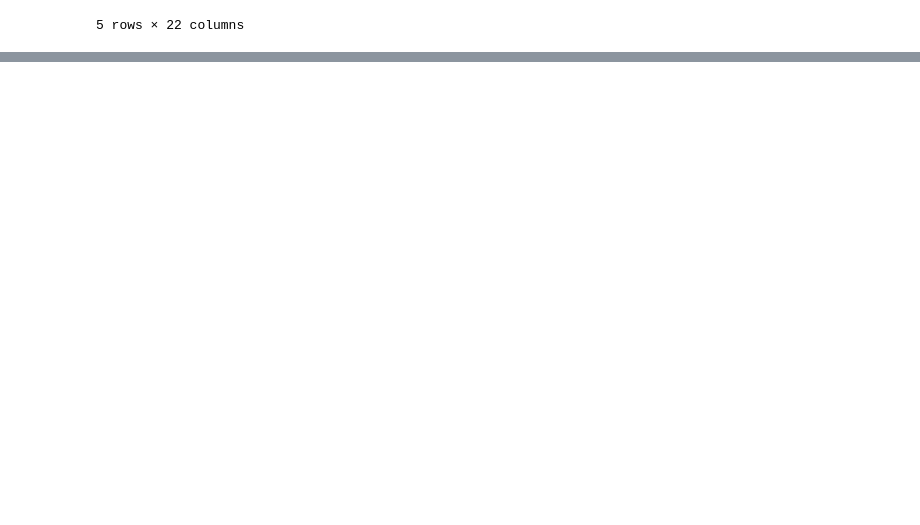
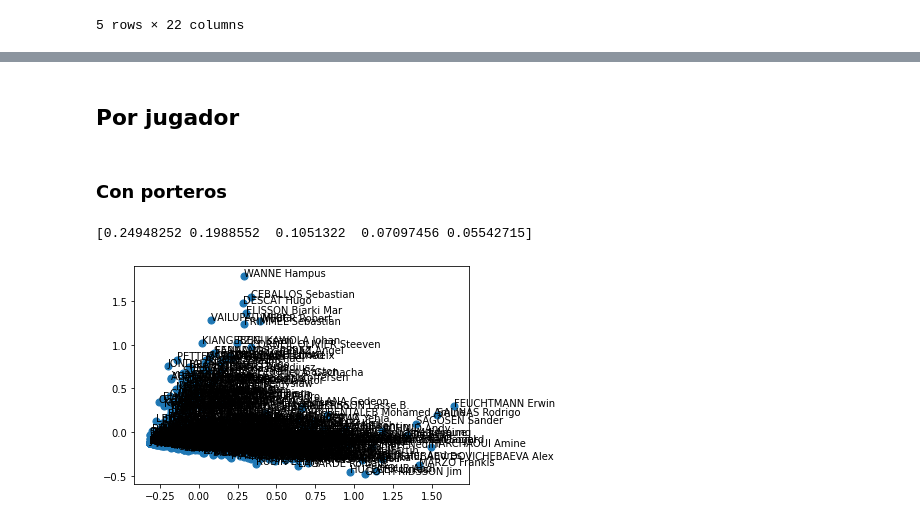
Before and after one commit to SergioMartinezCid/MUII-DSI-2022-23, a Jupyter notebook: Clustering/DSI_Trabajo_Clústering.ipynb, the cells around one changed output, grey strips where cells are left out. Saved outputs shown, nothing was run; the diff lists cells and outputs as text; code cells hidden in the pictures; blank space fills up the shorter version.

```diff
--- a/Clustering/DSI_Trabajo_Clústering.ipynb
+++ b/Clustering/DSI_Trabajo_Clústering.ipynb
@@ -138,0 +139,7 @@ player_goalkeepers_df.head()
+# %%
+# Establecer la columna Name como index porque es una columna identificativa
+player_goalkeepers_df = player_df.groupby(['Name'], as_index=True).sum()
+# Normalizamos los datos
+player_goalkeepers_df[['7mGoals', '7mMissed', '6mGoals', '6mMissed', 'WingGoals', 'WingMissed', 'BTGoals', 'BTMissed', 'FBGoals', 'FBMissed', 'EGGoals', 'EGMissed', '9mGoals', '9mMissed', 'TF', '2Min', 'AS', 'ST', 'BS', 'Time']] = min_max_scaler.fit_transform(player_goalkeepers_df[['7mGoals', '7mMissed', '6mGoals', '6mMissed', 'WingGoals', 'WingMissed', 'BTGoals', 'BTMissed', 'FBGoals', 'FBMissed', 'EGGoals', 'EGMissed', '9mGoals', '9mMissed', 'TF', '2Min', 'AS', 'ST', 'BS', 'Time']])
+
+player_goalkeepers_df.shape
@@ -157,0 +201,16 @@ player_no_goalkeepers_df.head()
+# %% [markdown]
+## Por jugador
+# %% [markdown]
+### Con porteros
+# %%
+player_goalkeepers_df_pca = estimator.fit_transform(player_goalkeepers_df[['7mGoals', '7mMissed', '6mGoals', '6mMissed', 'WingGoals', 'WingMissed', 'BTGoals', 'BTMissed', 'FBGoals', 'FBMissed', 'EGGoals', 'EGMissed', '9mGoals', '9mMissed', 'TF', '2Min', 'AS', 'ST', 'BS']])
+print(estimator.explained_variance_ratio_)
+
+fig, ax = plt.subplots()
+ax.scatter(player_goalkeepers_df_pca[:,0], player_goalkeepers_df_pca[:,1] ,s=50)
+
+for i in range(0,len(player_goalkeepers_df_pca)):
+    ax.annotate(player_goalkeepers_df.index[i], (player_goalkeepers_df_pca[i,0], player_goalkeepers_df_pca[i,1]))
+# %% [output]
+[0.24948252 0.1988552  0.1051322  0.07097456 0.05542715]
+[figure, added]
```
Also changed, not shown: parts of 31 cells of this notebook.
